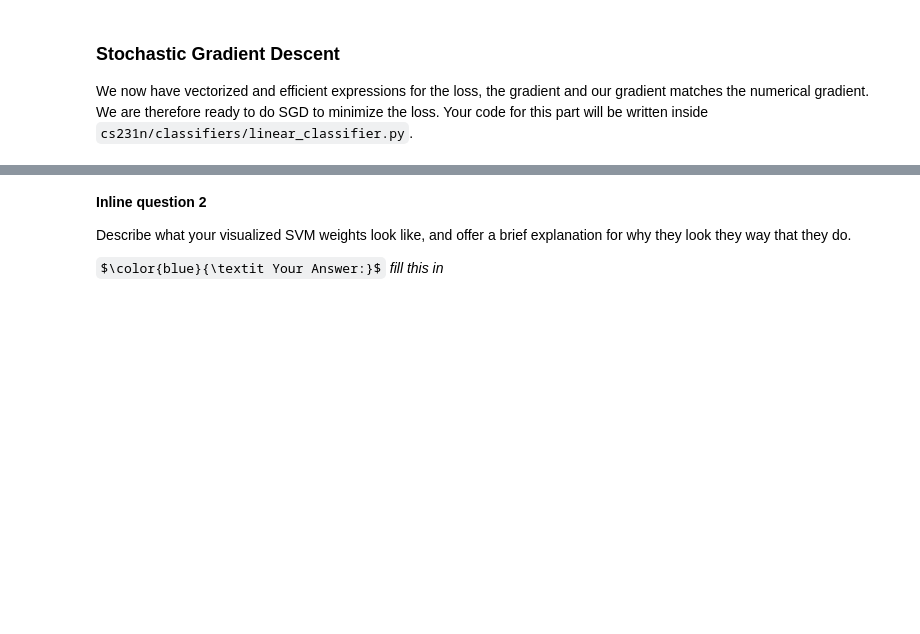
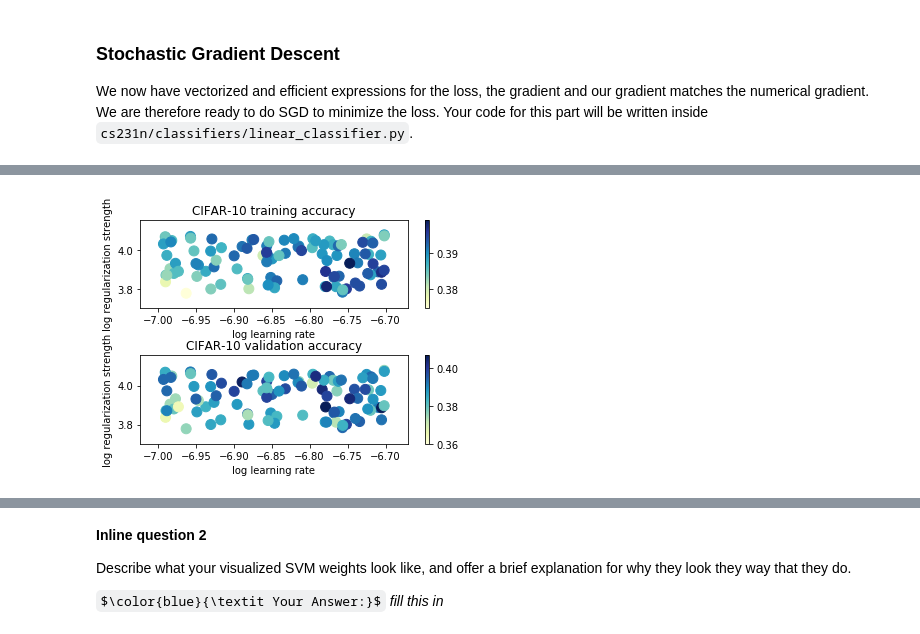
Before and after one commit to leourbina/cs231n, a Jupyter notebook: assignment1/svm.ipynb, the cells around one changed output, grey strips where cells are left out. Drawn from its saved outputs; the diff is of its cells as text; code cells hidden in the pictures; some formulas as TeX source; blank space fills up the shorter version.

```diff
--- a/assignment1/svm.ipynb
+++ b/assignment1/svm.ipynb
@@ -434,33 +470,34 @@ print('best validation accuracy achieved during cross-validation: %f' % best_val
 # %%
 # Visualize the cross-validation results
 import math
-import pdb
 
-# pdb.set_trace()
+
 
 x_scatter = [math.log10(x[0]) for x in results]
 y_scatter = [math.log10(x[1]) for x in results]
 
 # plot training accuracy
 marker_size = 100
 colors = [results[x][0] for x in results]
 plt.subplot(2, 1, 1)
 plt.tight_layout(pad=3)
-plt.scatter(x_scatter, y_scatter, marker_size, c=colors, cmap=plt.cm.coolwarm)
+plt.scatter(x_scatter, y_scatter, marker_size, c=colors, cmap=plt.cm.YlGnBu)
 plt.colorbar()
 plt.xlabel('log learning rate')
 plt.ylabel('log regularization strength')
 plt.title('CIFAR-10 training accuracy')
 
 # plot validation accuracy
 colors = [results[x][1] for x in results] # default size of markers is 20
 plt.subplot(2, 1, 2)
-plt.scatter(x_scatter, y_scatter, marker_size, c=colors, cmap=plt.cm.coolwarm)
+plt.scatter(x_scatter, y_scatter, marker_size, c=colors, cmap=plt.cm.YlGnBu)
 plt.colorbar()
 plt.xlabel('log learning rate')
 plt.ylabel('log regularization strength')
 plt.title('CIFAR-10 validation accuracy')
 plt.show()
+# %% [output]
+[figure, added]
 # %%
 # Evaluate the best svm on test set
 y_test_pred = best_svm.predict(X_test)
```
Also changed, not shown: parts of 19 cells of this notebook, 1 other file.
